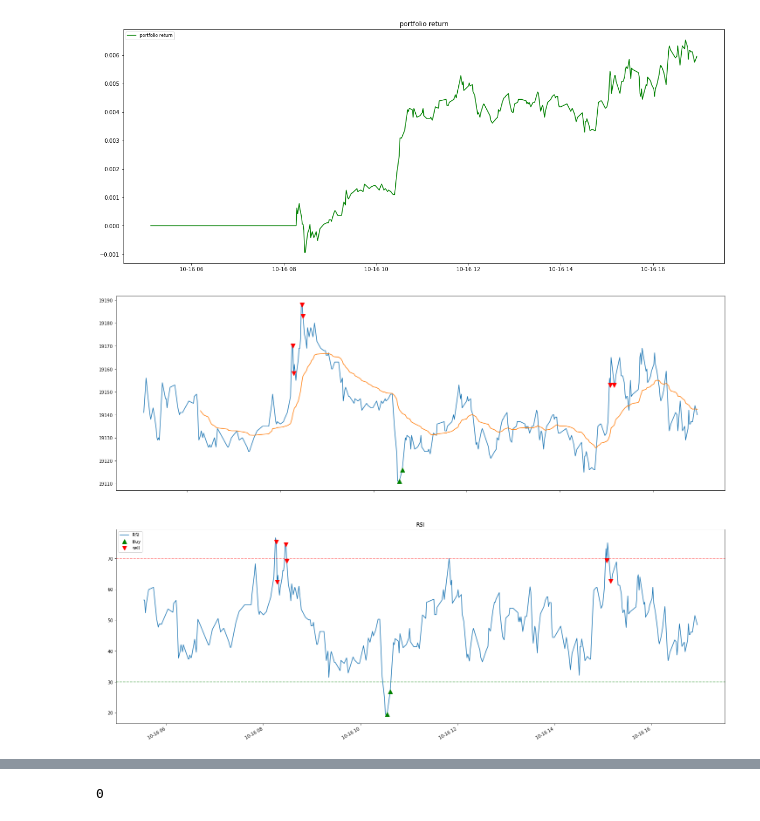
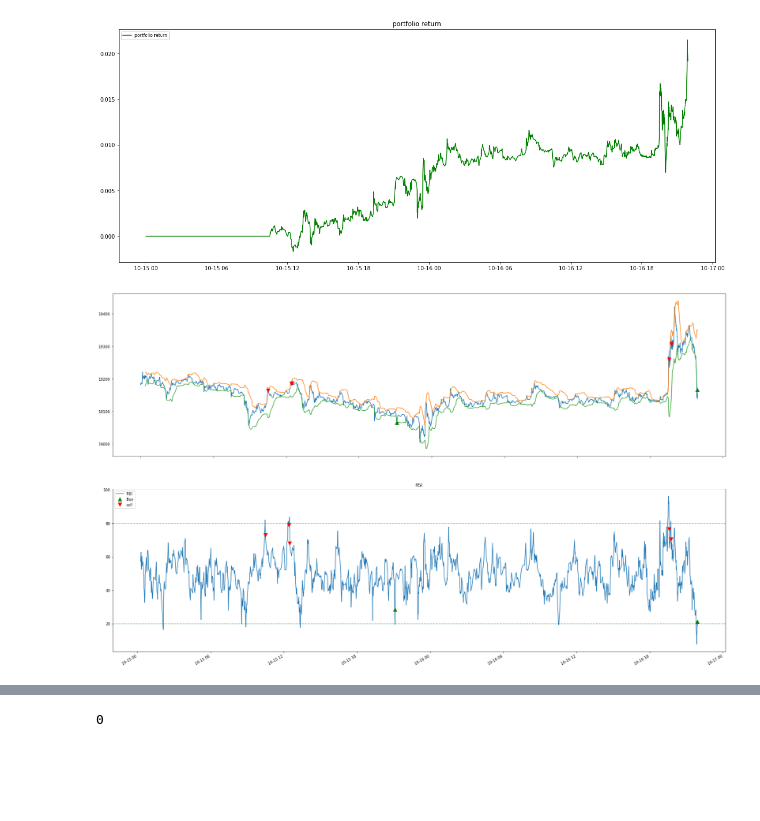
Before and after one commit to SammarieoBrown/Trading-Bot-System, a Jupyter notebook: Alpaca-Bot/Notebot.ipynb, the cells around one changed output, grey strips where cells are left out. Saved outputs shown, nothing was run; the diff lists cells and outputs as text; code cells hidden in the pictures; blank space fills up the shorter version.

```diff
--- a/Alpaca-Bot/Notebot.ipynb
+++ b/Alpaca-Bot/Notebot.ipynb
@@ -21,9 +21,9 @@ start_date = dt.datetime.combine(start_date, dt.datetime.min.time())
 
 
 request_params = CryptoBarsRequest(
-                        symbol_or_symbols=["BTC/USD"],
+                        symbol_or_symbols=["BTC/USD",],
                         timeframe=TimeFrame.Minute,
-                        #start=start_date
+                        start=start_date
                  )
 
 bars = client.get_crypto_bars(request_params)
@@ -32,20 +32,25 @@ bars = bars.df
 bars=bars.reset_index(pd.Index(['symbol']))
 
 
-bars['ema'] = EMAIndicator(bars.close, 30).ema_indicator()
+bars['ema'] = EMAIndicator(bars.close, 20).ema_indicator()
 bars['rsi'] = RSIIndicator(bars.close, 14).rsi()
+#bars['rsi'] = EMAIndicator(bars.rsi,2).ema_indicator()
 bb = BollingerBands(bars.close, 20, 2)
 bars['bb_upper'] = bb.bollinger_hband()
 bars['bb_lower'] = bb.bollinger_lband()
 bars['bb_middle'] = bb.bollinger_mavg()
 
 bars['signal'] = np.where((bars['close'] < bars['ema'])
-                         # & (bars['close'].shift(1) < bars['close'])
-                          & (bars['rsi'].shift(1) <20), 1, 0)
+                         & (bars['close'].shift(1) < bars['close'])
+                         &  (bars['close']< bars['bb_lower'])
+                         & (bars['rsi'].shift(1) <20)
+                          , 1, 0)
 
 bars['signal'] = np.where((bars['close'] > bars['ema'])
-                          #& (bars['close'].shift(1) > bars['close'])
-                          & (bars['rsi'].shift(1) > 70), -1, bars['signal'])
+                          & (bars['close'].shift(1) > bars['close'])
+                          &  (bars['close']< bars['bb_upper'])
+                          & (bars['rsi'].shift(1) >80)
+                          , -1, bars['signal'])
 
 #bars.fillna(0, inplace=True)
 
@@ -93,30 +98,34 @@ plt.title(f"portfolio return")
 plt.legend(loc='upper left', fontsize=8)
 plt.show()
 # %% [output]
-[figure, old version]
+[figure, new version]
 # %%
-plt.figure(figsize=(25, 20))
+plt.figure(figsize=(30, 20))
 plt.subplot(2,1,1)
 plt.plot(bars['close'],label="close",linewidth=1.5)
-plt.plot(bars.ema, label='EMA')
+plt.plot(bars.bb_upper, label='EMA')
+plt.plot(bars.bb_lower, label='EMA')
+
 
 # plot the buy points on the close price series
 plt.plot(bars.signal.loc[bars.signal == 1].index, bars['close'][bars.signal == 1], '^', markersize=10, color='g', label='Buy')
 plt.plot(bars.signal.loc[bars.signal == -1].index, bars['close'][bars.signal == -1], 'v', markersize=10, color='r', label='sell')
 
+
+plt.gcf().autofmt_xdate()
 plt.subplot(2, 1, 2)
 plt.plot(bars['rsi'], label='RSI')
-plt.axhline(70, linestyle='--', alpha=0.5, color='red')
-plt.axhline(30, linestyle='--', alpha=0.5, color='green')
+plt.axhline(80, linestyle='--', alpha=0.5, color='red')
+plt.axhline(20, linestyle='--', alpha=0.5, color='green')
 # plot the buy points on the close price series
 plt.plot(bars.signal.loc[bars.signal == 1].index, bars['rsi'][bars.signal == 1], '^', markersize=10, color='g', label='Buy')
 plt.plot(bars.signal.loc[bars.signal == -1].index, bars['rsi'][bars.signal == -1], 'v', markersize=10, color='r', label='sell')
 plt.legend(loc='upper left')
 plt.title('RSI')
 
 plt.gcf().autofmt_xdate()
 # %% [output]
-[figure, old version]
+[figure, new version]
 # %%
 from alpaca.trading import TradingClient
 
```
Also changed, not shown: parts of 5 cells of this notebook, 1 other file.
